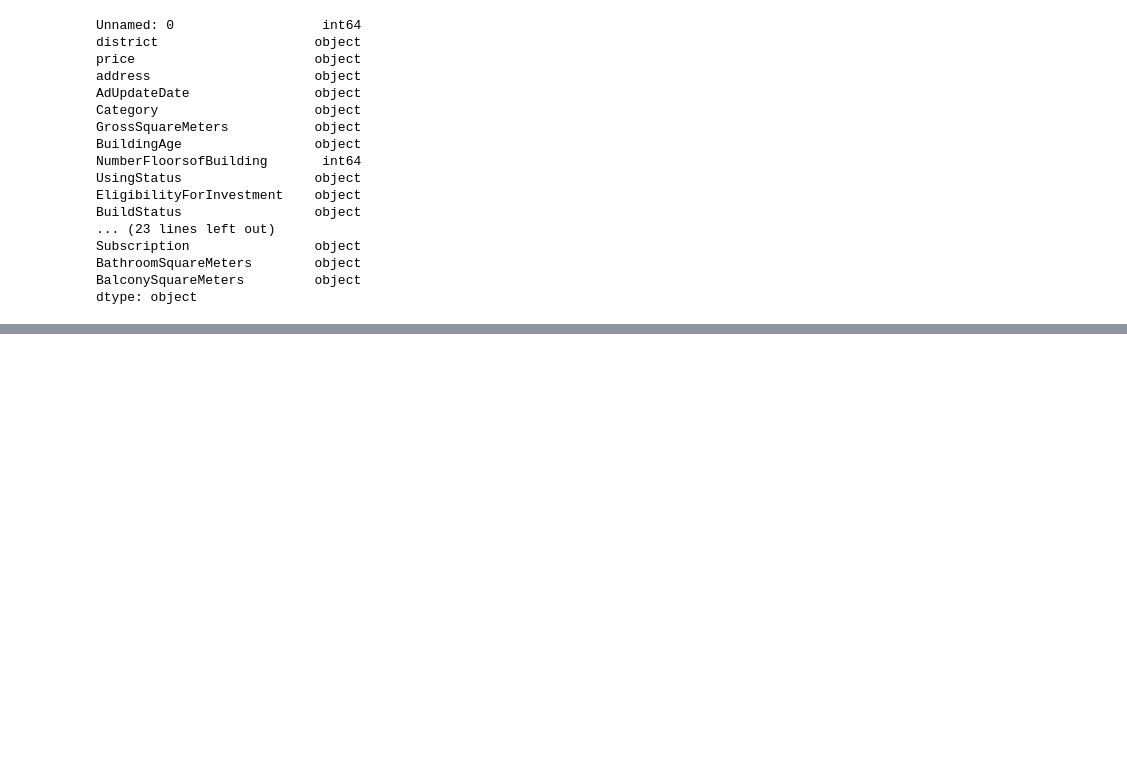
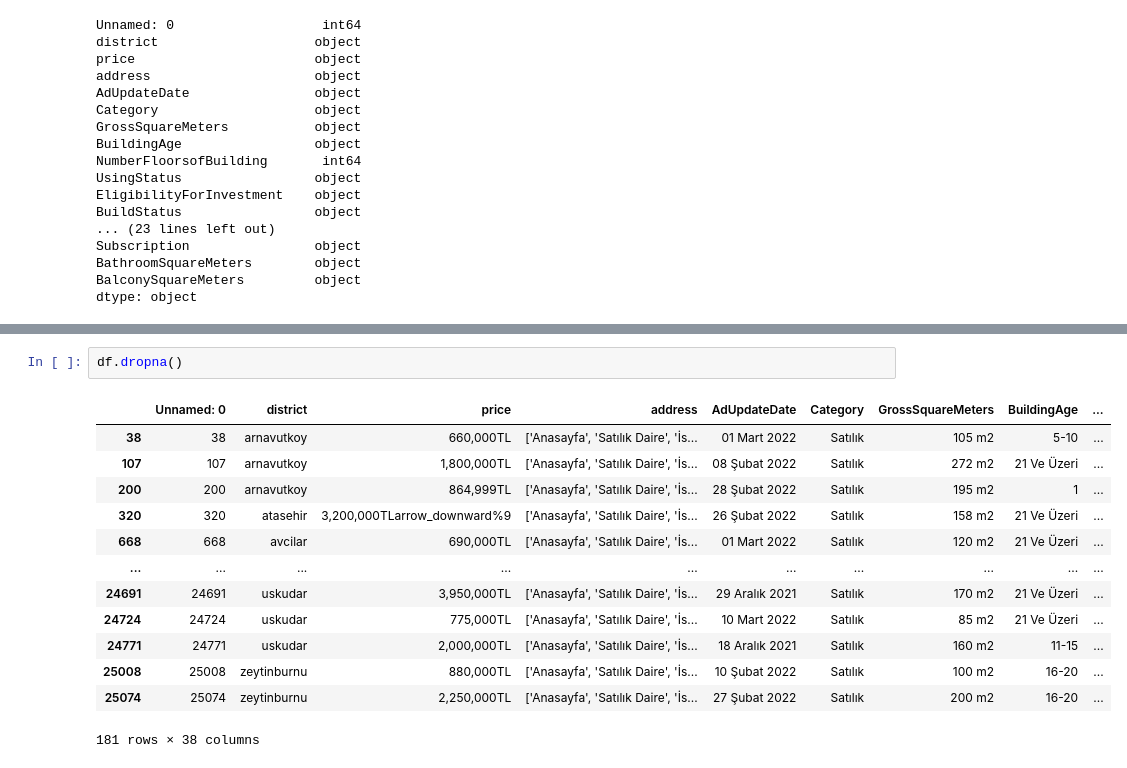
Before and after one commit to SawaraJC/DSML_practice, a Jupyter notebook: Housing.ipynb, the cells around one changed output, grey strips where cells are left out. Saved outputs shown, nothing was run; the diff lists cells and outputs as text; blank space fills up the shorter version.

```diff
--- a/Housing.ipynb
+++ b/Housing.ipynb
@@ -68,0 +90,16 @@ dtype: object
+# %%
+df.dropna()
+# %% [output]
+|  | Unnamed: 0 | district | price | address | AdUpdateDate | Category | GrossSquareMeters | BuildingAge | ... |
+| 38 | 38 | arnavutkoy | 660,000TL | ['Anasayfa', 'Satılık Daire', 'İs... | 01 Mart 2022 | Satılık | 105 m2 | 5-10 | ... |
+| 107 | 107 | arnavutkoy | 1,800,000TL | ['Anasayfa', 'Satılık Daire', 'İs... | 08 Şubat 2022 | Satılık | 272 m2 | 21 Ve Üzeri | ... |
+| 200 | 200 | arnavutkoy | 864,999TL | ['Anasayfa', 'Satılık Daire', 'İs... | 28 Şubat 2022 | Satılık | 195 m2 | 1 | ... |
+| 320 | 320 | atasehir | 3,200,000TLarrow_downward%9 | ['Anasayfa', 'Satılık Daire', 'İs... | 26 Şubat 2022 | Satılık | 158 m2 | 21 Ve Üzeri | ... |
+| 668 | 668 | avcilar | 690,000TL | ['Anasayfa', 'Satılık Daire', 'İs... | 01 Mart 2022 | Satılık | 120 m2 | 21 Ve Üzeri | ... |
+| ... | ... | ... | ... | ... | ... | ... | ... | ... | ... |
+| 24691 | 24691 | uskudar | 3,950,000TL | ['Anasayfa', 'Satılık Daire', 'İs... | 29 Aralık 2021 | Satılık | 170 m2 | 21 Ve Üzeri | ... |
+| 24724 | 24724 | uskudar | 775,000TL | ['Anasayfa', 'Satılık Daire', 'İs... | 10 Mart 2022 | Satılık | 85 m2 | 21 Ve Üzeri | ... |
+| 24771 | 24771 | uskudar | 2,000,000TL | ['Anasayfa', 'Satılık Daire', 'İs... | 18 Aralık 2021 | Satılık | 160 m2 | 11-15 | ... |
+| 25008 | 25008 | zeytinburnu | 880,000TL | ['Anasayfa', 'Satılık Daire', 'İs... | 10 Şubat 2022 | Satılık | 100 m2 | 16-20 | ... |
+| 25074 | 25074 | zeytinburnu | 2,250,000TL | ['Anasayfa', 'Satılık Daire', 'İs... | 27 Şubat 2022 | Satılık | 200 m2 | 16-20 | ... |
+181 rows × 38 columns
```
Also changed, not shown: parts of 3 cells of this notebook, 5 other files.
